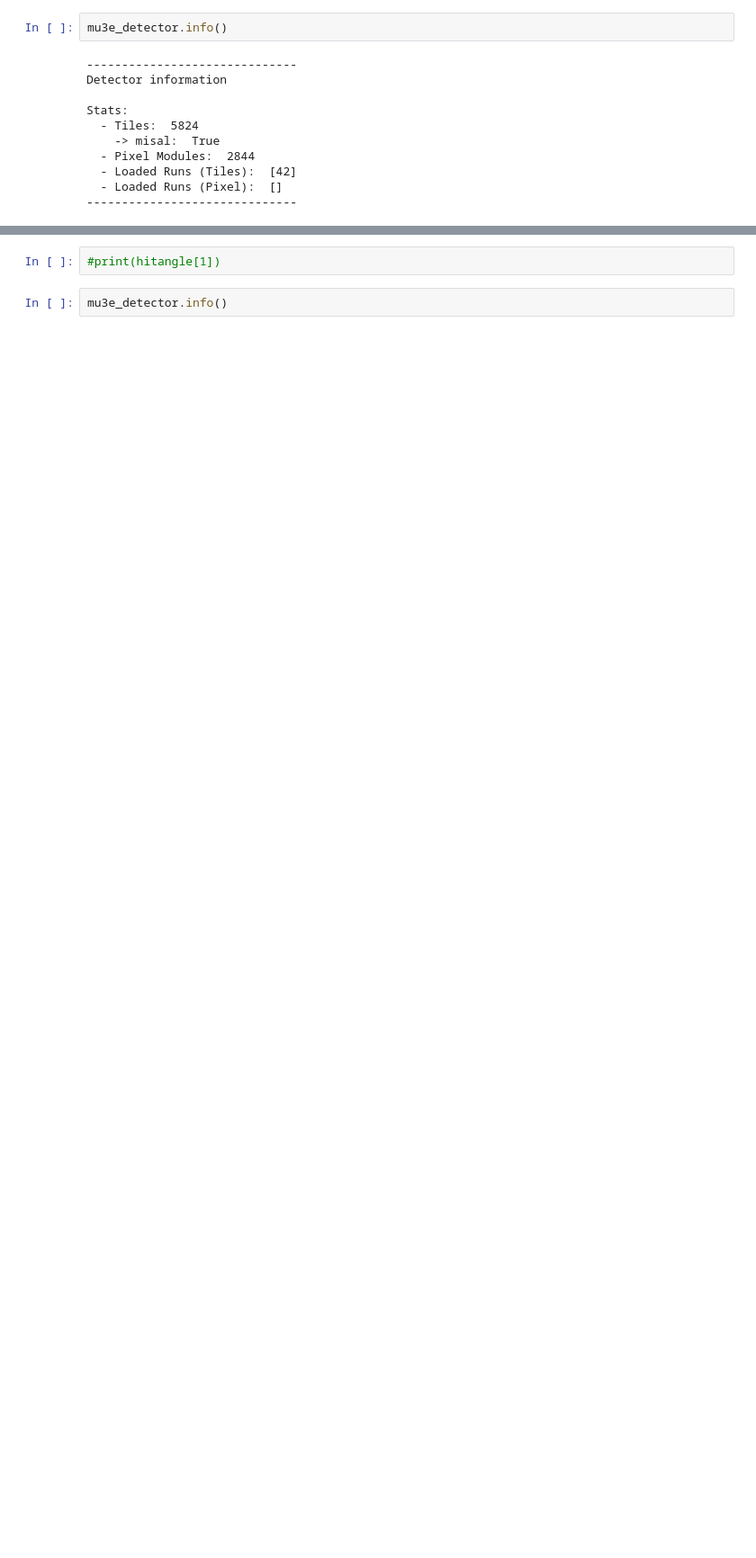
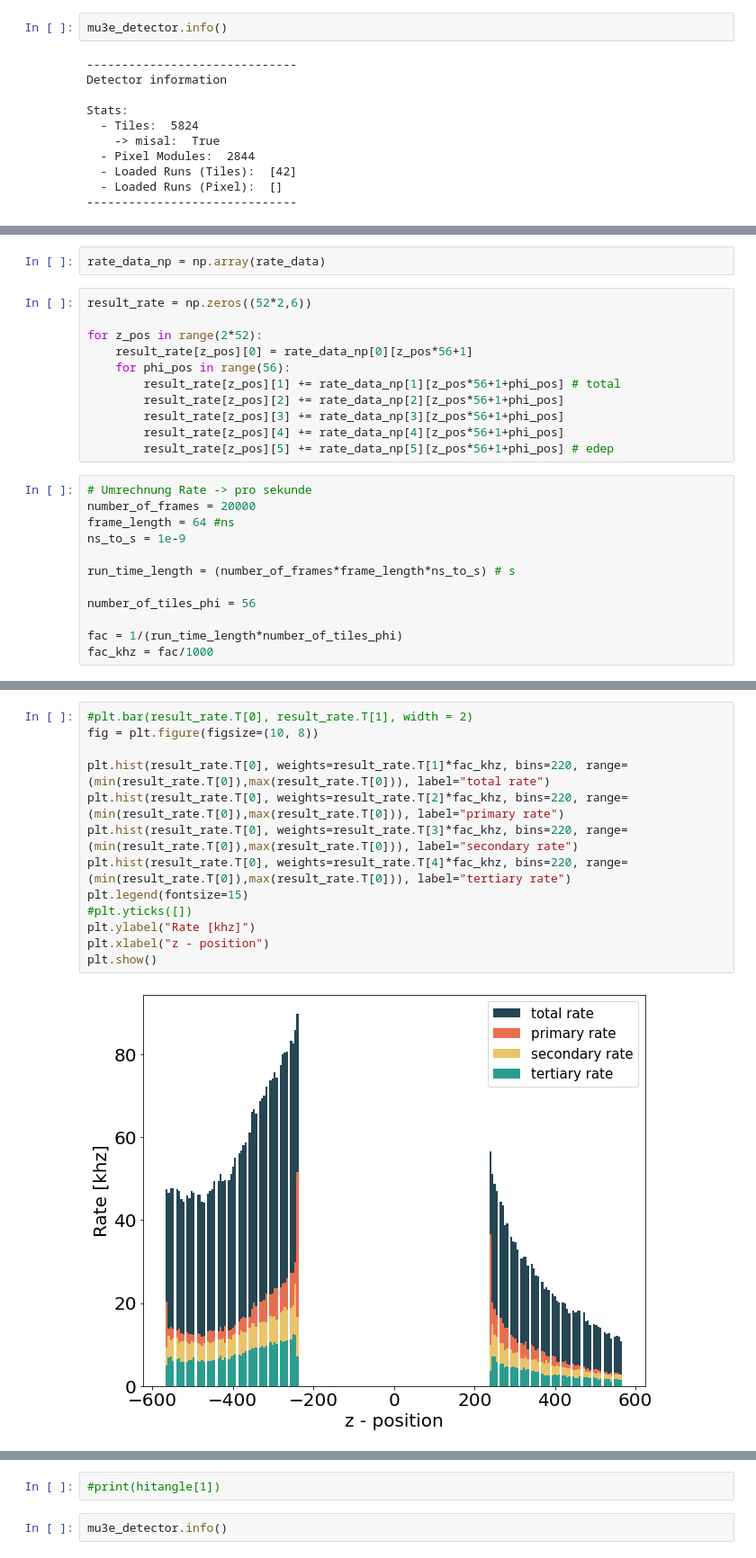
Before and after one commit to maximilianKoeper/melp, a Jupyter notebook: jupyter-notbooks/example_melp_v2.ipynb, the cells around one changed output, grey strips where cells are left out. Shown at 90% size. Drawn from its saved outputs; the diff is of its cells as text; blank space fills up the shorter version.

```diff
--- a/jupyter-notbooks/example_melp_v2.ipynb
+++ b/jupyter-notbooks/example_melp_v2.ipynb
@@ -76,0 +82,25 @@ _ = melp.getHitRate()
+# %%
+rate_data_np = np.array(rate_data)
+# %%
+result_rate = np.zeros((52*2,6))
+
+for z_pos in range(2*52):
+    result_rate[z_pos][0] = rate_data_np[0][z_pos*56+1]
+    for phi_pos in range(56):
+        result_rate[z_pos][1] += rate_data_np[1][z_pos*56+1+phi_pos] # total
+        result_rate[z_pos][2] += rate_data_np[2][z_pos*56+1+phi_pos]
+        result_rate[z_pos][3] += rate_data_np[3][z_pos*56+1+phi_pos]
+        result_rate[z_pos][4] += rate_data_np[4][z_pos*56+1+phi_pos]
+        result_rate[z_pos][5] += rate_data_np[5][z_pos*56+1+phi_pos] # edep
+# %%
+# Umrechnung Rate -> pro sekunde
+number_of_frames = 20000
+frame_length = 64 #ns
+ns_to_s = 1e-9
+
+run_time_length = (number_of_frames*frame_length*ns_to_s) # s
+
+number_of_tiles_phi = 56
+
+fac = 1/(run_time_length*number_of_tiles_phi)
+fac_khz = fac/1000
@@ -76,0 +128,15 @@ _ = melp.getHitRate()
+# %%
+#plt.bar(result_rate.T[0], result_rate.T[1], width = 2)
+fig = plt.figure(figsize=(10, 8))
+
+plt.hist(result_rate.T[0], weights=result_rate.T[1]*fac_khz, bins=220, range=(min(result_rate.T[0]),max(result_rate.T[0])), label="total rate")
+plt.hist(result_rate.T[0], weights=result_rate.T[2]*fac_khz, bins=220, range=(min(result_rate.T[0]),max(result_rate.T[0])), label="primary rate")
+plt.hist(result_rate.T[0], weights=result_rate.T[3]*fac_khz, bins=220, range=(min(result_rate.T[0]),max(result_rate.T[0])), label="secondary rate")
+plt.hist(result_rate.T[0], weights=result_rate.T[4]*fac_khz, bins=220, range=(min(result_rate.T[0]),max(result_rate.T[0])), label="tertiary rate")
+plt.legend(fontsize=15)
+#plt.yticks([])
+plt.ylabel("Rate [khz]")
+plt.xlabel("z - position")
+plt.show()
+# %% [output]
+[figure, added]
```
Also changed, not shown: parts of 15 cells of this notebook.
